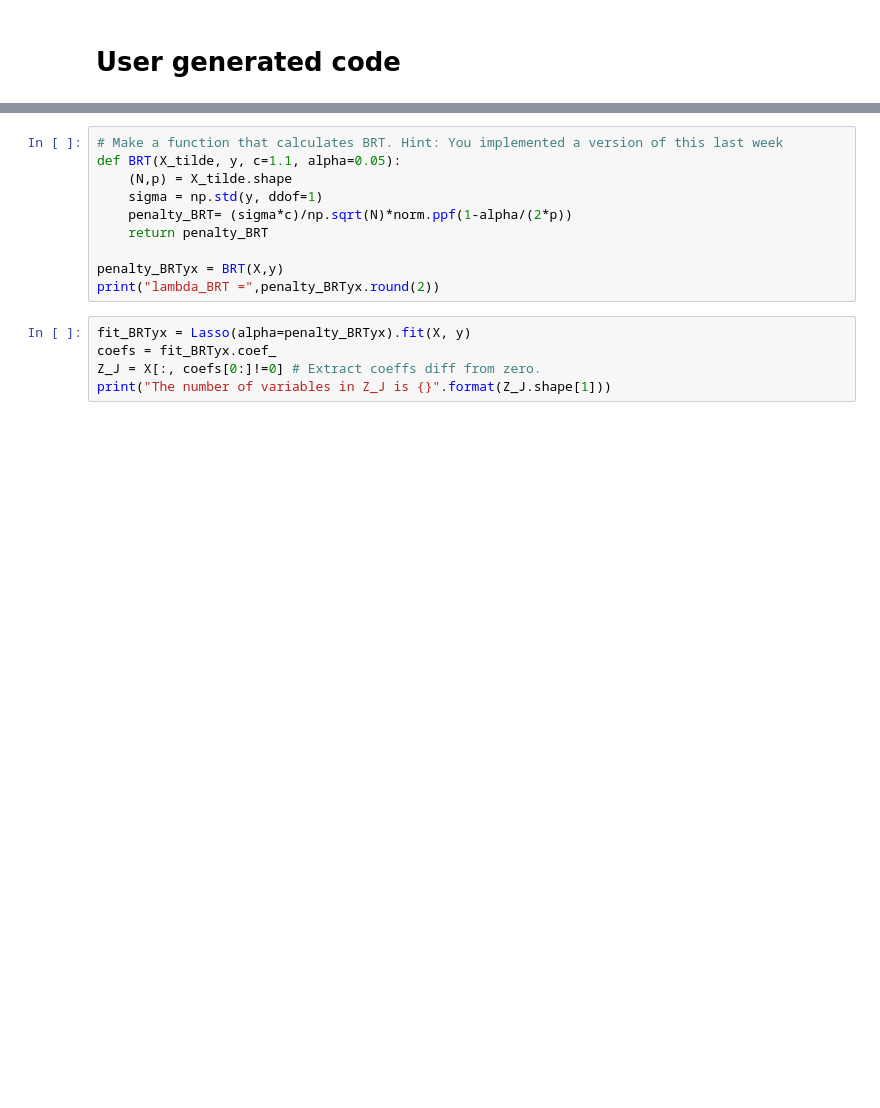
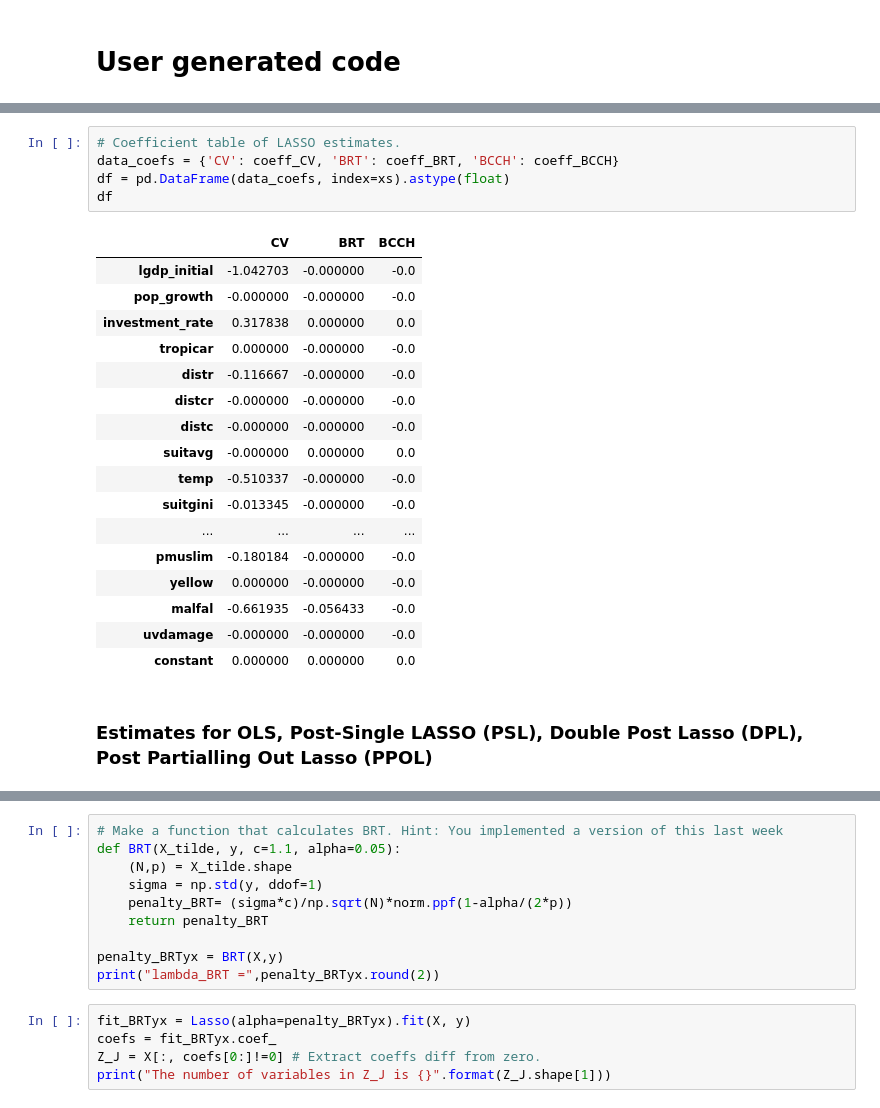
Before and after one commit to astronautfish/advmicro-ass2, a Jupyter notebook: code/getting_started.ipynb, the cells around one changed output, grey strips where cells are left out. Cells and saved outputs as stored; diff of their text form; blank space fills up the shorter version.

```diff
--- a/code/getting_started.ipynb
+++ b/code/getting_started.ipynb
@@ -183,0 +363,25 @@ Name: code, Length: 81, dtype: object
+# %%
+# Coefficient table of LASSO estimates.
+data_coefs = {'CV': coeff_CV, 'BRT': coeff_BRT, 'BCCH': coeff_BCCH}
+df = pd.DataFrame(data_coefs, index=xs).astype(float)
+df
+# %% [output]
+|  | CV | BRT | BCCH |
+| lgdp_initial | -1.042703 | -0.000000 | -0.0 |
+| pop_growth | -0.000000 | -0.000000 | -0.0 |
+| investment_rate | 0.317838 | 0.000000 | 0.0 |
+| tropicar | 0.000000 | -0.000000 | -0.0 |
+| distr | -0.116667 | -0.000000 | -0.0 |
+| distcr | -0.000000 | -0.000000 | -0.0 |
+| distc | -0.000000 | -0.000000 | -0.0 |
+| suitavg | -0.000000 | 0.000000 | 0.0 |
+| temp | -0.510337 | -0.000000 | -0.0 |
+| suitgini | -0.013345 | -0.000000 | -0.0 |
+| ... | ... | ... | ... |
+| pmuslim | -0.180184 | -0.000000 | -0.0 |
+| yellow | 0.000000 | -0.000000 | -0.0 |
+| malfal | -0.661935 | -0.056433 | -0.0 |
+| uvdamage | -0.000000 | -0.000000 | -0.0 |
+| constant | 0.000000 | 0.000000 | 0.0 |
+# %% [markdown]
+### Estimates for OLS, Post-Single LASSO (PSL), Double Post Lasso (DPL), Post Partialling Out Lasso (PPOL)
```
Also changed, not shown: parts of 16 cells of this notebook, 1 other file.
